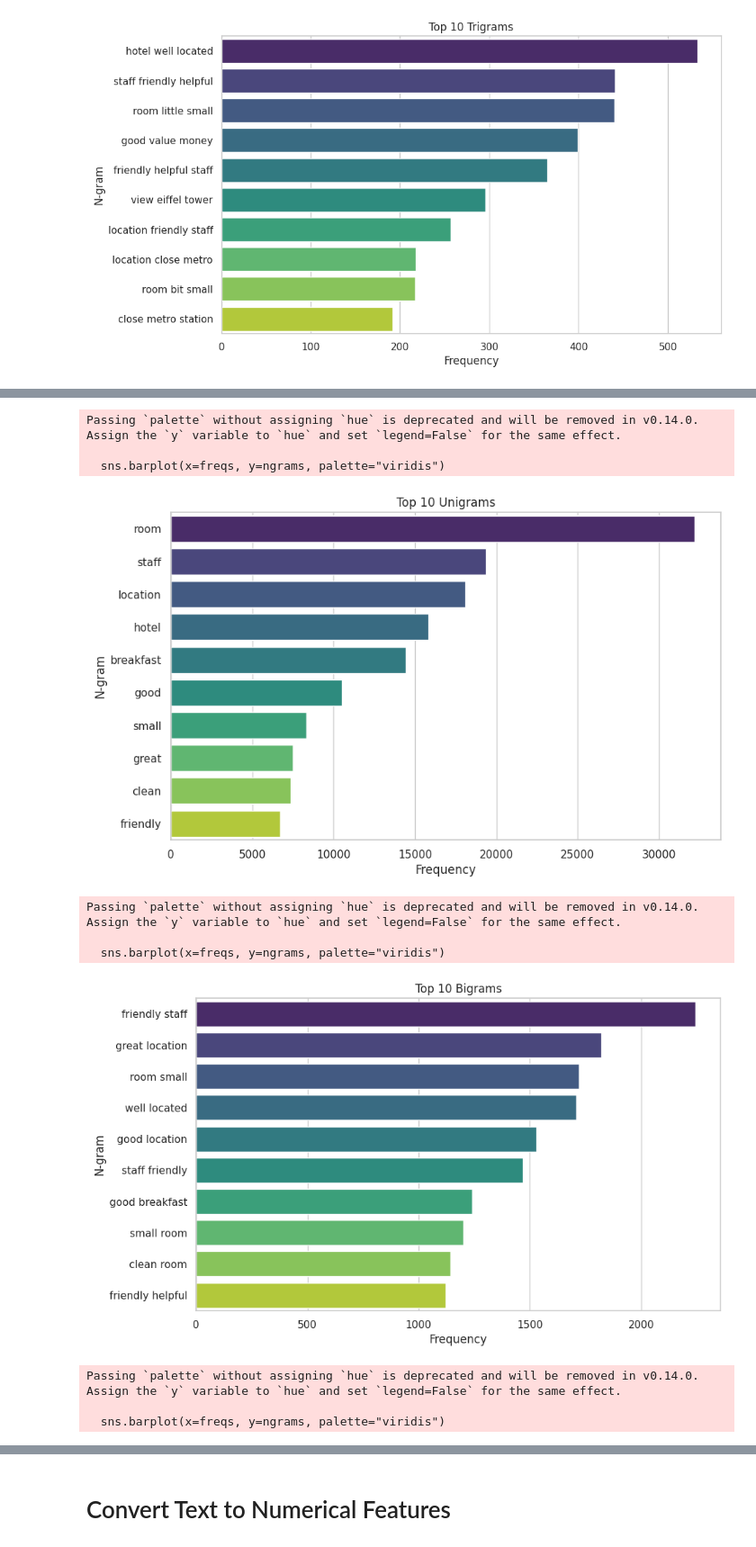
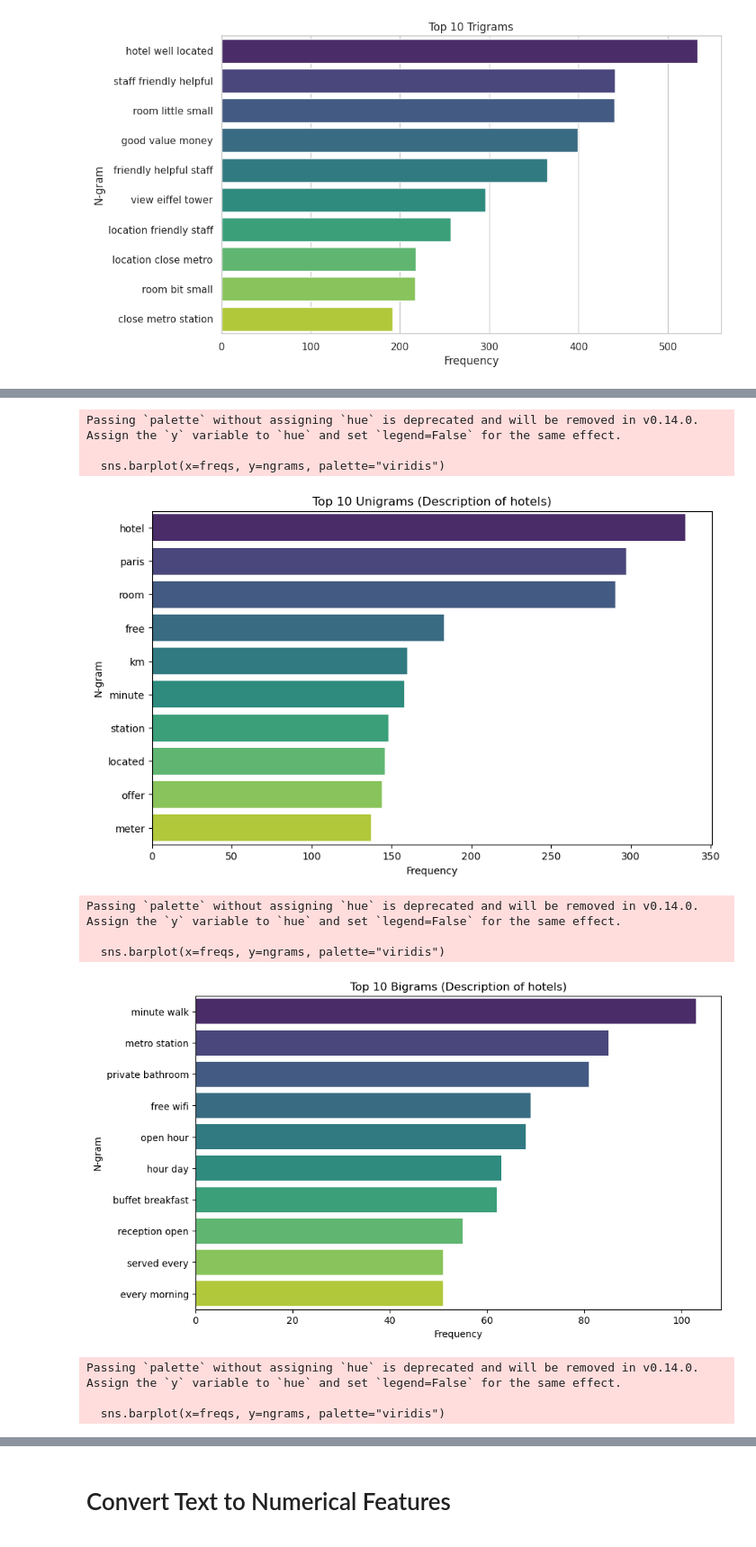
Before and after one commit to ahmedmaaloul/ecostay, a Jupyter notebook: ml_part/MLPart2.ipynb, the cells around one changed output, grey strips where cells are left out. Shown at 90% size. Saved outputs shown, nothing was run; the diff lists cells and outputs as text; code cells hidden in the pictures.

```diff
--- a/ml_part/MLPart2.ipynb
+++ b/ml_part/MLPart2.ipynb
@@ -628,9 +628,12 @@ Passing `palette` without assigning `hue` is deprecated and will be removed in v
 
   sns.barplot(x=freqs, y=ngrams, palette="viridis")
 [figure]
+# %%
+import pandas as pd
+df = pd.read_pickle("/Users/ahmed/Documents/ESILV/s9/web scraping/ecostay/ecostay/web_scraping/pkl/hotel_data.pkl")
 # %%
 # Convert the column to a list (or just keep it as a Series)
-corpus_description = df['cleaned_translated_reviews'].astype(str)
+corpus_description = df['cleaned_full_description'].astype(str)
 
 # Top 10 Unigrams
 top_unigrams_description = get_top_n_grams(corpus_description, ngram_range=(1,1), top=10)
@@ -670,38 +673,38 @@ close metro station: 192
 # %%
 def plot_top_ngrams(ngram_freq, title="Top N-grams"):
     """
     Plots a horizontal bar chart of (ngram, frequency) pairs.
 
     :param ngram_freq: List of (ngram, frequency) tuples
     :param title: Title for the plot
     """
     ngrams = [item[0] for item in ngram_freq]
     freqs = [item[1] for item in ngram_freq]
 
     plt.figure(figsize=(10, 6))
     sns.barplot(x=freqs, y=ngrams, palette="viridis")
     plt.title(title)
     plt.xlabel("Frequency")
     plt.ylabel("N-gram")
     plt.show()
 
 # Plot top 10 unigrams
-plot_top_ngrams(top_unigrams_description, title="Top 10 Unigrams")
+plot_top_ngrams(top_unigrams_description, title="Top 10 Unigrams (Description of hotels)")
 
 # Plot top 10 bigrams
-plot_top_ngrams(top_bigrams_description, title="Top 10 Bigrams")
+plot_top_ngrams(top_bigrams_description, title="Top 10 Bigrams (Description of hotels)")
 
 # Plot top 10 trigrams
-plot_top_ngrams(top_trigrams_description, title="Top 10 Trigrams")
+plot_top_ngrams(top_trigrams_description, title="Top 10 Trigrams (Description of hotels)")
 # %% [output]
 Passing `palette` without assigning `hue` is deprecated and will be removed in v0.14.0. Assign the `y` variable to `hue` and set `legend=False` for the same effect.
 
   sns.barplot(x=freqs, y=ngrams, palette="viridis")
-[figure, old version]
+[figure, new version]
 Passing `palette` without assigning `hue` is deprecated and will be removed in v0.14.0. Assign the `y` variable to `hue` and set `legend=False` for the same effect.
 
   sns.barplot(x=freqs, y=ngrams, palette="viridis")
-[figure, old version]
+[figure, new version]
 Passing `palette` without assigning `hue` is deprecated and will be removed in v0.14.0. Assign the `y` variable to `hue` and set `legend=False` for the same effect.
 
   sns.barplot(x=freqs, y=ngrams, palette="viridis")
```
Also changed, not shown: parts of 3 cells of this notebook, 1 other file.
